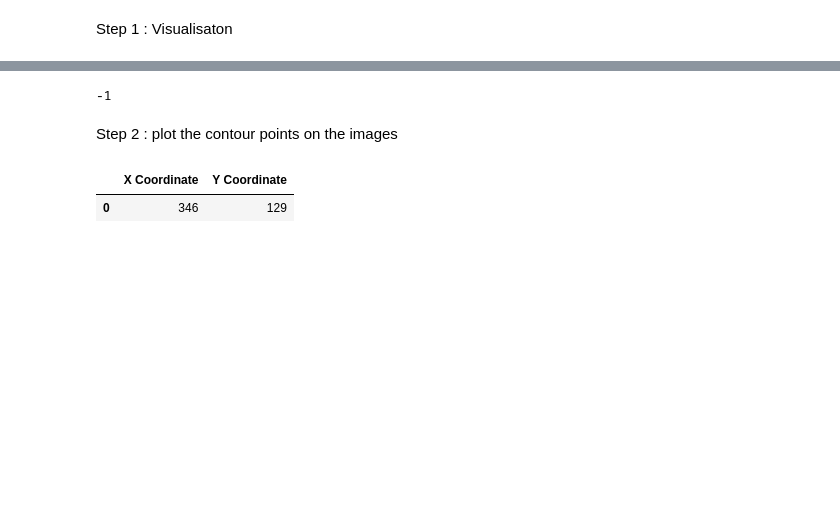
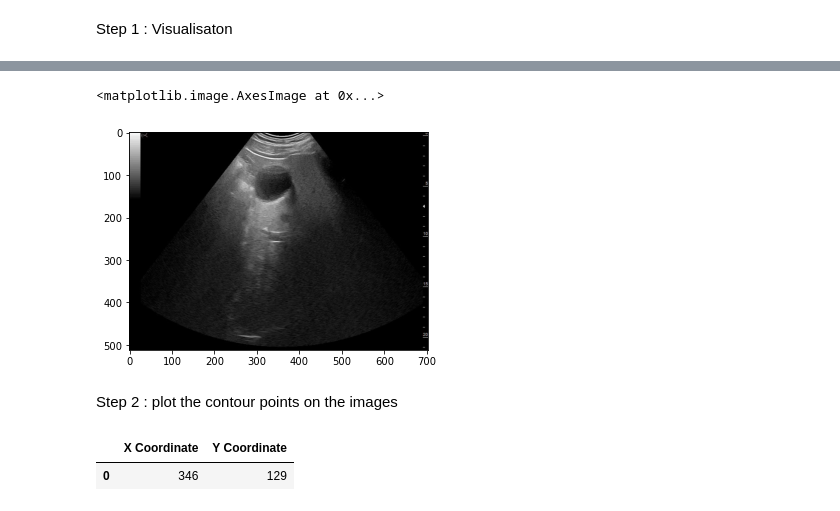
Before and after one commit to yousraBRK/Vesicule_Segmentation_with_ContourRegularisation, a Jupyter notebook: Code.ipynb, the cells around one changed output, grey strips where cells are left out. Drawn from its saved outputs; the diff is of its cells as text; code cells hidden in the pictures; blank space fills up the shorter version.

```diff
--- a/Code.ipynb
+++ b/Code.ipynb
@@ -36,9 +36,9 @@ cv2.waitKey()
 # %%
 image7= cv2.imread(os.path.join(file_path,image7_Path))
-cv2.imshow("image7",image7)
-cv2.waitKey()
+plt.imshow(image7)
 # %% [output]
--1
+<matplotlib.image.AxesImage at 0x...>
+[figure, added]
 # %% [markdown]
 Step 2 : plot the contour points on the images
 # %%
```
Also changed, not shown: parts of 8 cells of this notebook.
